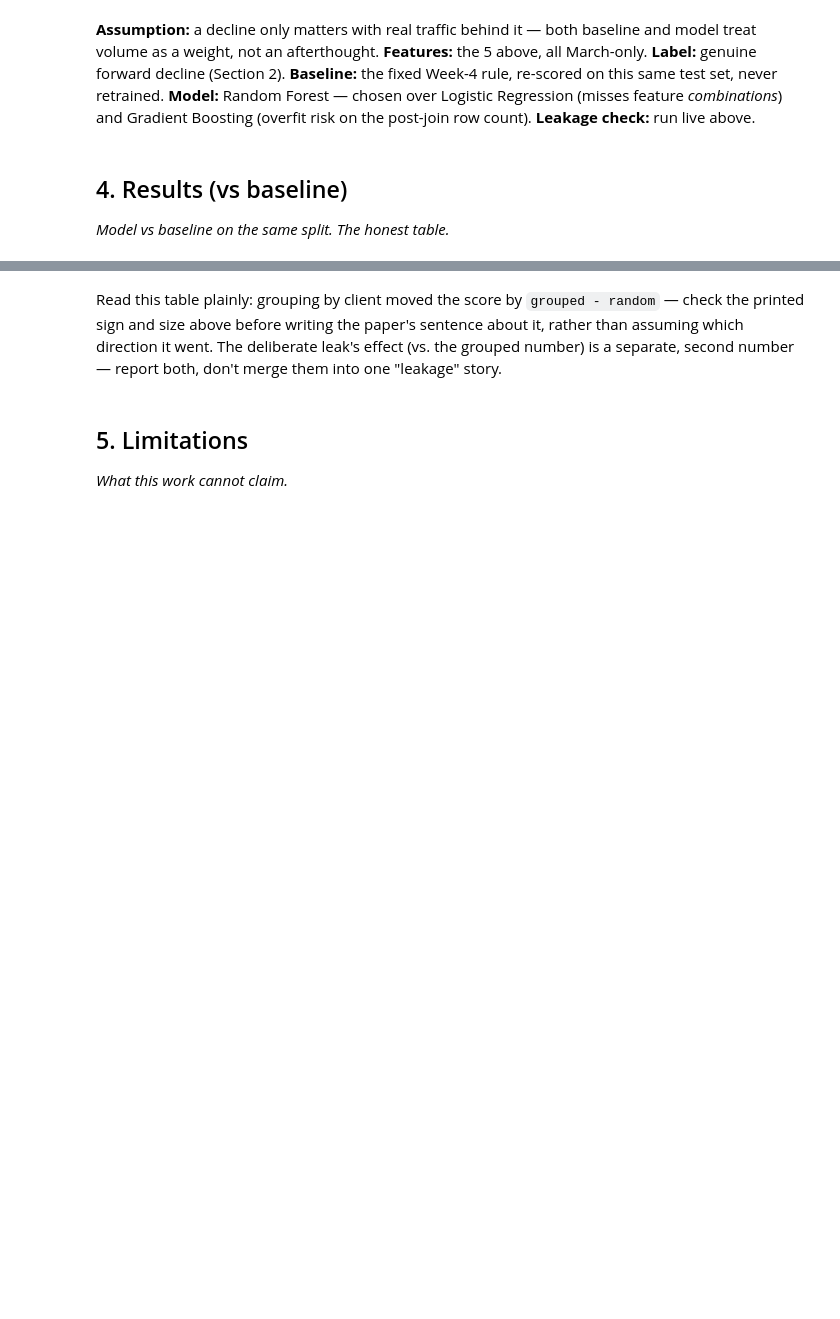
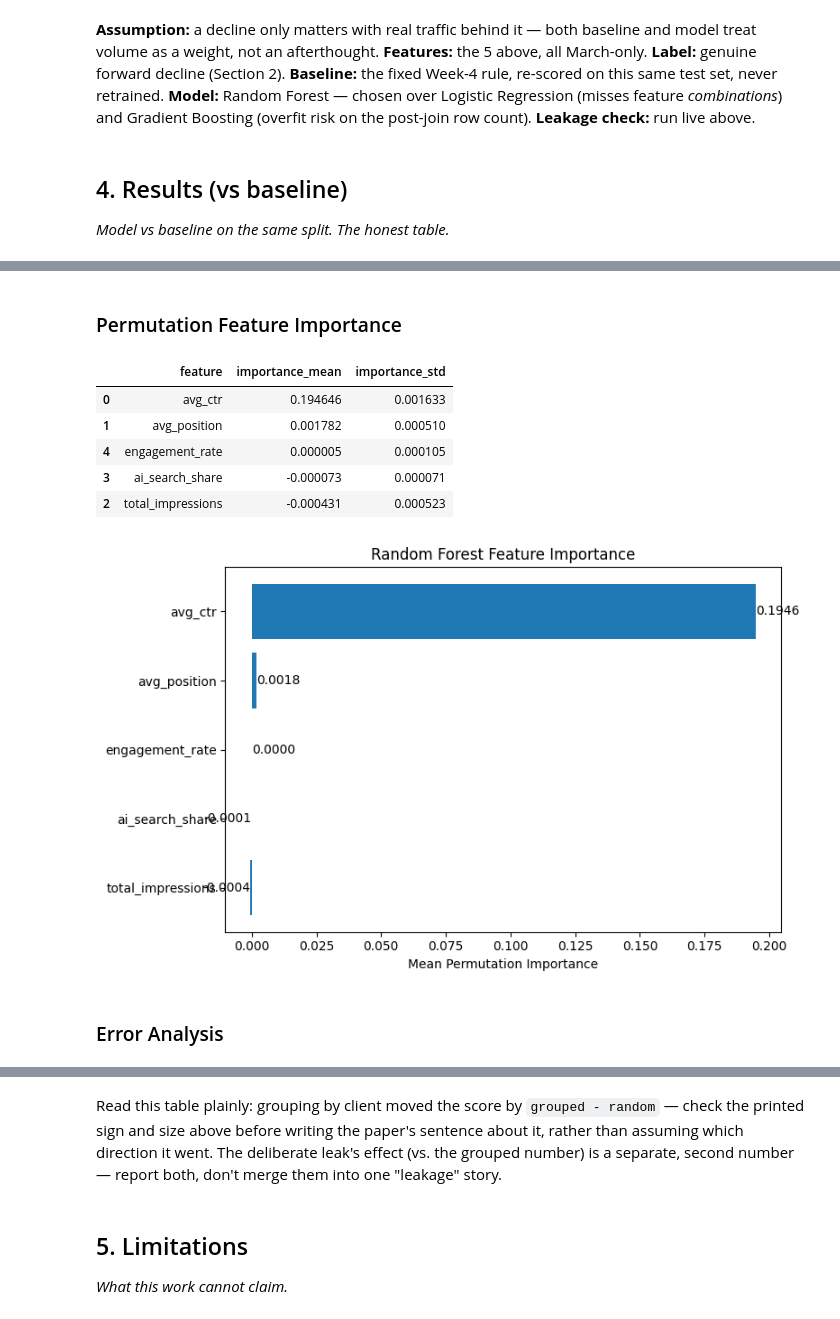
Before and after one commit to GokulM8/Internship, a Jupyter notebook: work/notebooks/capstone.ipynb, the cells around one changed output, grey strips where cells are left out. Drawn from its saved outputs; the diff is of its cells as text; code cells hidden in the pictures; blank space fills up the shorter version.

```diff
--- a/work/notebooks/capstone.ipynb
+++ b/work/notebooks/capstone.ipynb
@@ -164,0 +262,46 @@ close to the label (which just compares march vs april totals).
+# %% [markdown]
+### Permutation Feature Importance
+# %%
+# Check the dataframe first
+display(importance_df)
+
+# Adjust column names if your existing dataframe uses different names
+feature_col = "feature"
+importance_col = "importance_mean"
+
+plot_df = importance_df.sort_values(
+    importance_col,
+    ascending=True
+)
+
+fig, ax = plt.subplots(figsize=(8, 5))
+
+bars = ax.barh(
+    plot_df[feature_col],
+    plot_df[importance_col]
+)
+
+ax.set_xlabel("Mean Permutation Importance")
+ax.set_title("Random Forest Feature Importance")
+
+ax.bar_label(bars, fmt="%.4f")
+
+plt.tight_layout()
+
+plt.savefig(
+    "work/figures/feature_importance.png",
+    dpi=200,
+    bbox_inches="tight"
+)
+
+plt.show()
+# %% [output]
+|  | feature | importance_mean | importance_std |
+| 0 | avg_ctr | 0.194646 | 0.001633 |
+| 1 | avg_position | 0.001782 | 0.000510 |
+| 4 | engagement_rate | 0.000005 | 0.000105 |
+| 3 | ai_search_share | -0.000073 | 0.000071 |
+| 2 | total_impressions | -0.000431 | 0.000523 |
+[figure, added]
+# %% [markdown]
+### Error Analysis
```
Also changed, not shown: parts of 11 cells of this notebook.
